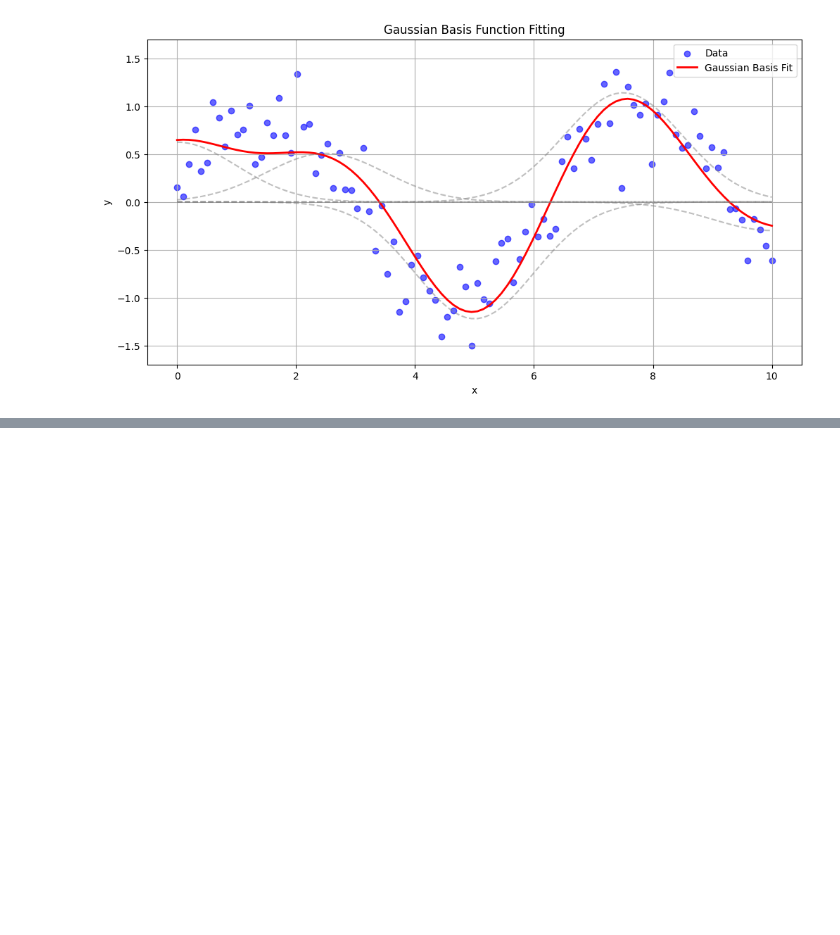
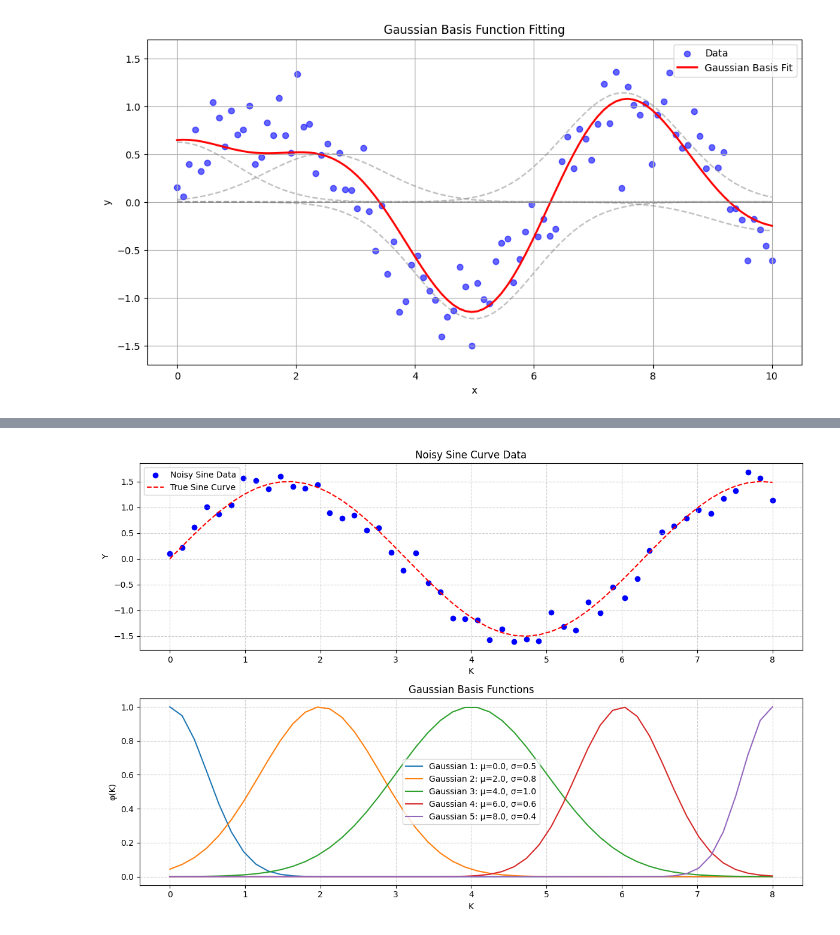
Before and after one commit to ancestor9/Gyeongbok-AI-study, a Jupyter notebook: gaussian_basis_funtion.ipynb, the cells around one changed output, grey strips where cells are left out. Cells and saved outputs as stored; diff of their text form; code cells hidden in the pictures; blank space fills up the shorter version.

```diff
--- a/gaussian_basis_funtion.ipynb
+++ b/gaussian_basis_funtion.ipynb
@@ -181,0 +186,48 @@ This share link expires in 72 hours. For free permanent hosting and GPU upgrades
+# %%
+import numpy as np
+import matplotlib.pyplot as plt
+
+# 사인곡선 형태의 가상 데이터 생성
+np.random.seed(42)  # 재현성을 위한 시드 설정
+K = np.linspace(0, 8, 50)  # K 값: 0부터 8까지 50개의 점
+Y = 1.5 * np.sin(K) + np.random.normal(0, 0.2, size=len(K))  # 사인곡선에 노이즈 추가
+
+# 가우시안 기저 함수 정의
+def gaussian_basis(x, mu, sigma):
+    return np.exp(-((x - mu) ** 2) / (2 * sigma ** 2))
+
+# 5개의 가우시안 기저 함수 설정 (평균과 표준편차 정의)
+mus = np.linspace(0, 8, 5)  # 0부터 8까지 균등하게 분포된 5개의 중심
+sigmas = [0.5, 0.8, 1.0, 0.6, 0.4]  # 각 가우시안 함수의 표준편차
+
+# 각 가우시안 기저 함수 계산
+basis_functions = [gaussian_basis(K, mu, sigma) for mu, sigma in zip(mus, sigmas)]
+
+# 시각화
+plt.figure(figsize=(12, 8))
+
+# 원본 데이터 (사인곡선) 시각화
+plt.subplot(2, 1, 1)
+plt.scatter(K, Y, color='blue', label='Noisy Sine Data')
+plt.plot(K, 1.5 * np.sin(K), color='red', label='True Sine Curve', linestyle='--')
+plt.title('Noisy Sine Curve Data')
+plt.xlabel('K')
+plt.ylabel('Y')
+plt.legend()
+plt.grid(True, linestyle='--', alpha=0.6)
+
+# Gaussian Basis Functions 시각화
+plt.subplot(2, 1, 2)
+for i, (mu, sigma, phi) in enumerate(zip(mus, sigmas, basis_functions)):
+    plt.plot(K, phi, label=f'Gaussian {i+1}: μ={mu:.1f}, σ={sigma}')
+
+plt.title('Gaussian Basis Functions')
+plt.xlabel('K')
+plt.ylabel('φ(K)')
+plt.legend()
+plt.grid(True, linestyle='--', alpha=0.6)
+
+plt.tight_layout()
+plt.show()
+# %% [output]
+[figure, added]
```
Also changed, not shown: parts of 3 cells of this notebook.
